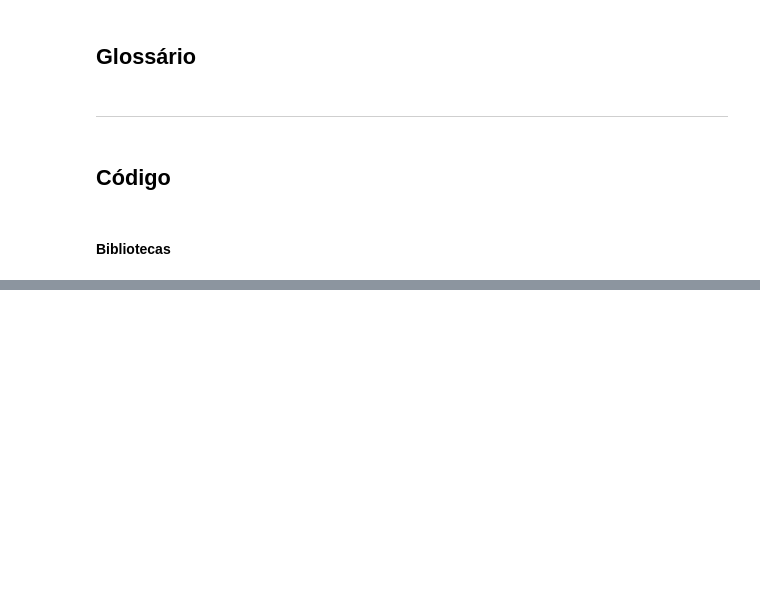
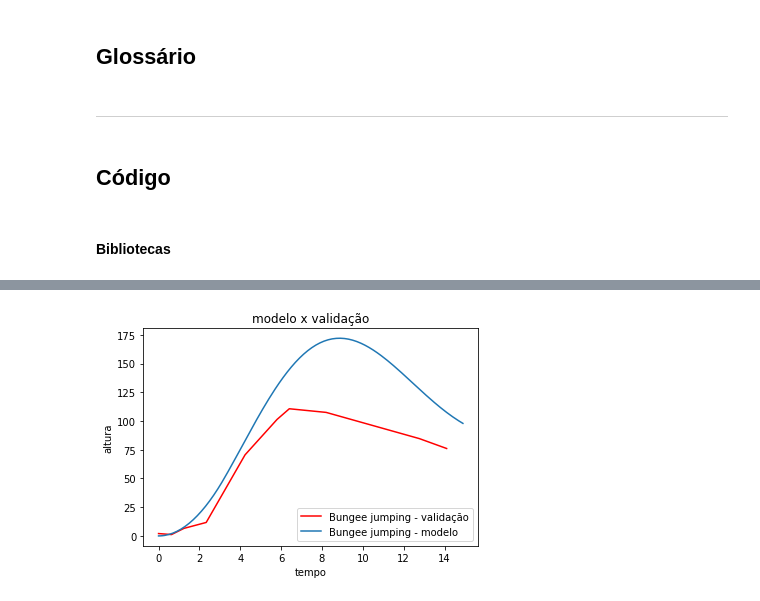
Before and after one commit to Guilherme-s-m/P3-MODSIM, a Jupyter notebook: P3-MODSIM-main/Projeto 3 .ipynb, the cells around one changed output, grey strips where cells are left out. Saved outputs shown, nothing was run; the diff lists cells and outputs as text; code cells hidden in the pictures; blank space fills up the shorter version.

```diff
--- a/P3-MODSIM-main/Projeto 3 .ipynb
+++ b/P3-MODSIM-main/Projeto 3 .ipynb
@@ -156,0 +179,20 @@ plt.show()
+# %%
+y0 = 0
+vy0 = 0
+x_0 = [y0,vy0] #Condições iniciais
+
+tempo = np.arange(0,0.25*60,0.1)
+
+solucao = odeint(Modelo,x_0,tempo)
+y = solucao[:,0]
+vy = solucao[:,1]
+# %%
+plt.plot(te,ye,'red',label = 'Bungee jumping - validação')
+plt.plot(tempo, y, label = 'Bungee jumping - modelo')
+plt.title("modelo x validação")
+plt.xlabel("tempo")
+plt.ylabel("altura")
+plt.legend()
+plt.show()
+# %% [output]
+[figure, added]
```
Also changed, not shown: parts of 11 cells of this notebook, 1 other file.
